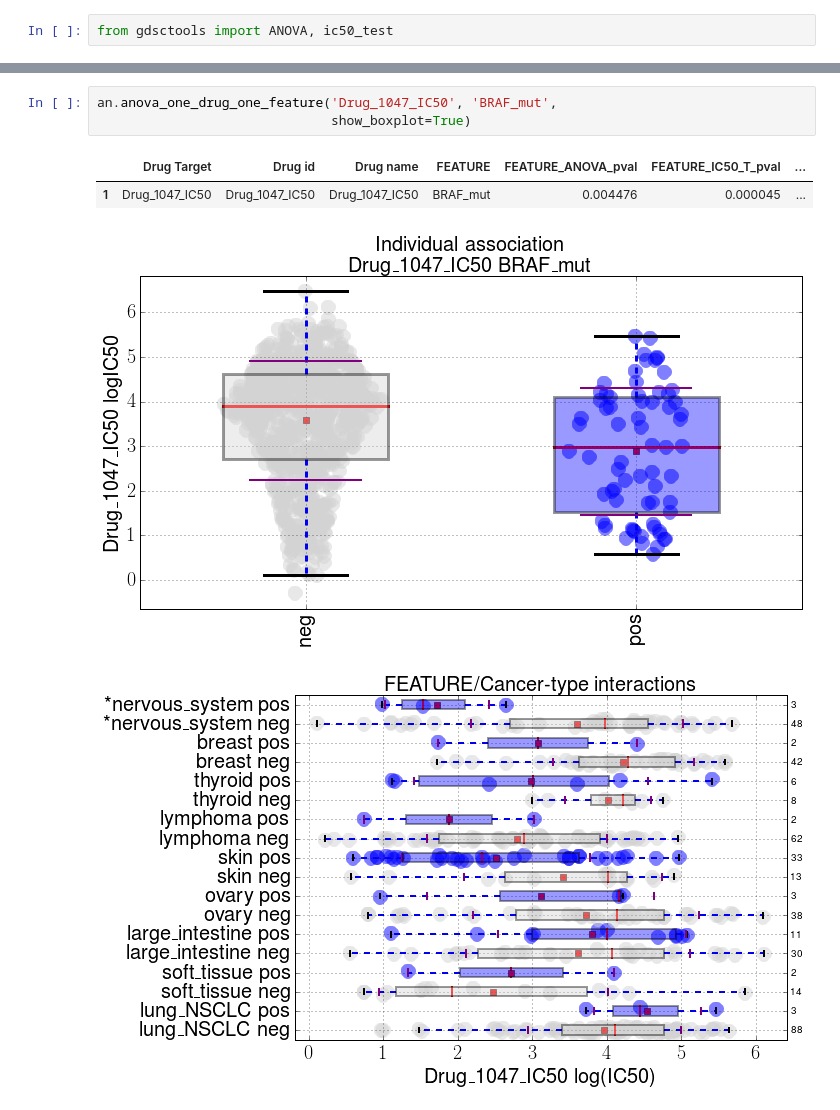
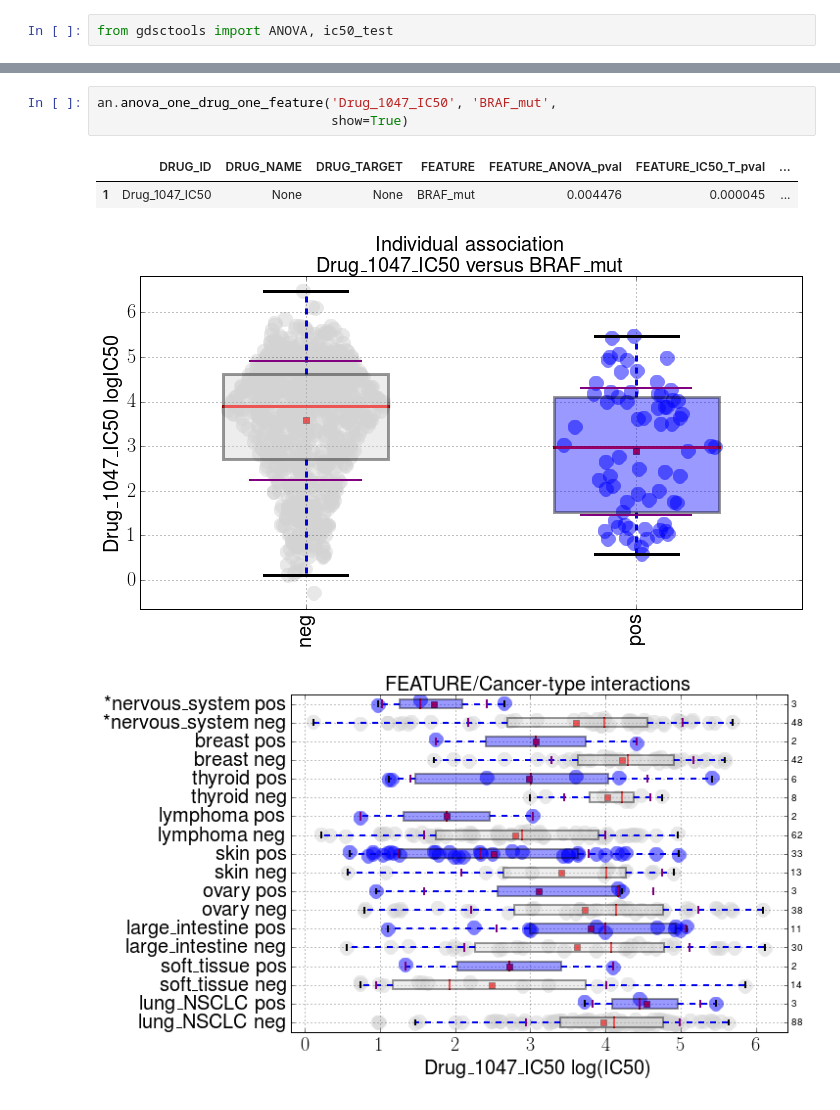
Before and after one commit to CancerRxGene/gdsctools, a Jupyter notebook: notebooks/ANOVA One Drug One Feature (ODOF).ipynb, the cells around one changed output, grey strips where cells are left out. Drawn from its saved outputs; the diff is of its cells as text.

```diff
--- a/notebooks/ANOVA One Drug One Feature (ODOF).ipynb
+++ b/notebooks/ANOVA One Drug One Feature (ODOF).ipynb
@@ -17,8 +15,8 @@ Creating data structures
 # %%
 an.anova_one_drug_one_feature('Drug_1047_IC50', 'BRAF_mut',
-                              show_boxplot=True)
+                              show=True)
 # %% [output]
-|  | Drug Target | Drug id | Drug name | FEATURE | FEATURE_ANOVA_pval | FEATURE_IC50_T_pval | ... |
-| 1 | Drug_1047_IC50 | Drug_1047_IC50 | Drug_1047_IC50 | BRAF_mut | 0.004476 | 0.000045 | ... |
+|  | DRUG_ID | DRUG_NAME | DRUG_TARGET | FEATURE | FEATURE_ANOVA_pval | FEATURE_IC50_T_pval | ... |
+| 1 | Drug_1047_IC50 | None | None | BRAF_mut | 0.004476 | 0.000045 | ... |
-[figure, old version]
+[figure, new version]
-[figure, old version]
+[figure, new version]
```
Also changed, not shown: parts of 2 cells of this notebook, 3 other files.
